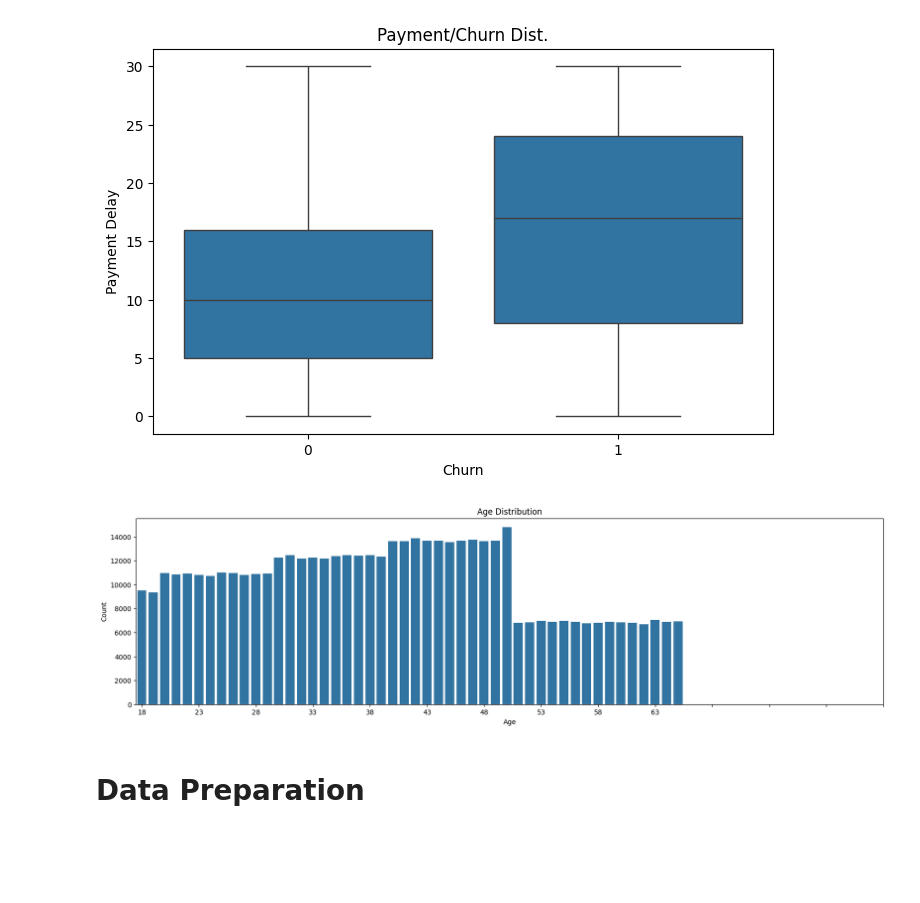
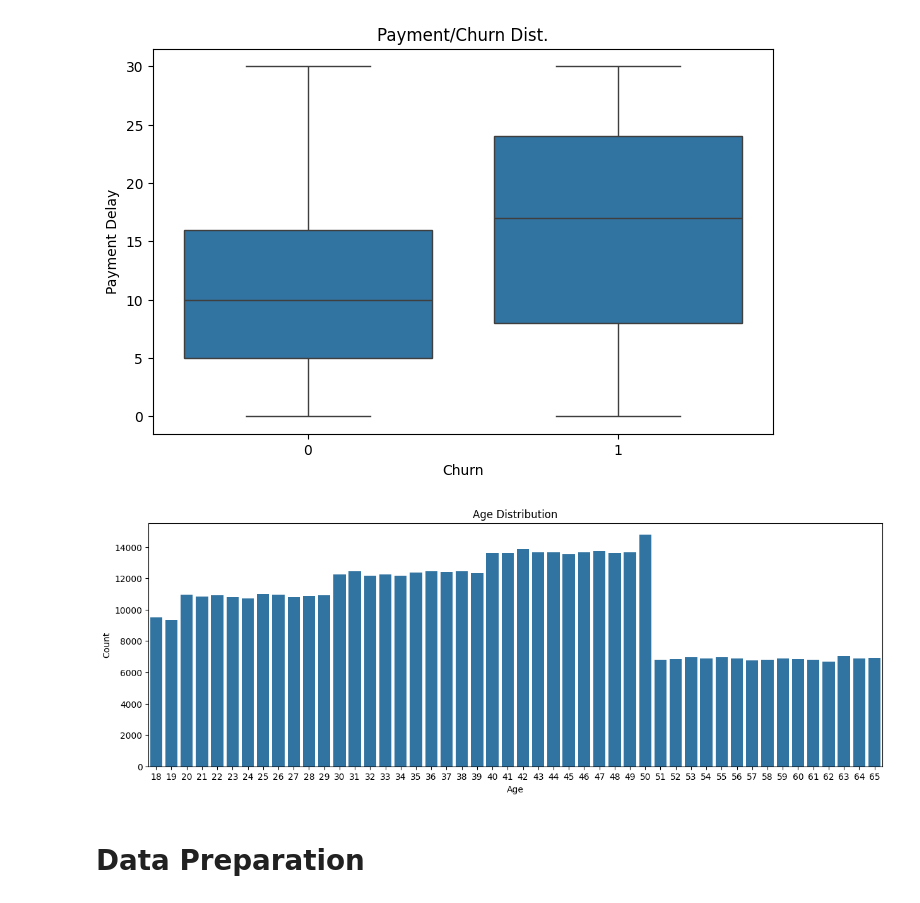
Before and after one commit to JohnNun/customer_churn_prediction, a Jupyter notebook: customer_churn_prediction.ipynb, the cells around one changed output. Drawn from its saved outputs; the diff is of its cells as text; code cells hidden in the pictures; blank space fills up the shorter version.

Commit message:
minor adjustment to "age distribution" plot in eda section

```diff
--- a/customer_churn_prediction.ipynb
+++ b/customer_churn_prediction.ipynb
@@ -218,18 +218,17 @@ ax.set_ylabel('Payment Delay');
 # %%
 age_dict_vc = dict(df['age'].value_counts())
 age_values = list(age_dict_vc.values())
 age_keys = list(age_dict_vc.keys())
 
-fig, ax = plt.subplots(figsize=(20, 5))
+fig, ax = plt.subplots(figsize=(15, 5))
 
-sns.barplot(x=age_keys, y=age_values)
+sns.barplot(x=age_keys, y=age_values, ax=ax)
 
 ax.set_title('Age Distribution')
 ax.set_xlabel('Age')
-ax.set_xticks(np.arange(0, 66, 5))
 ax.set_ylabel('Count');
 # %% [output]
-[figure, old version]
+[figure, new version]
 # %% [markdown]
 # Data Preparation
 # %% [markdown]
```
